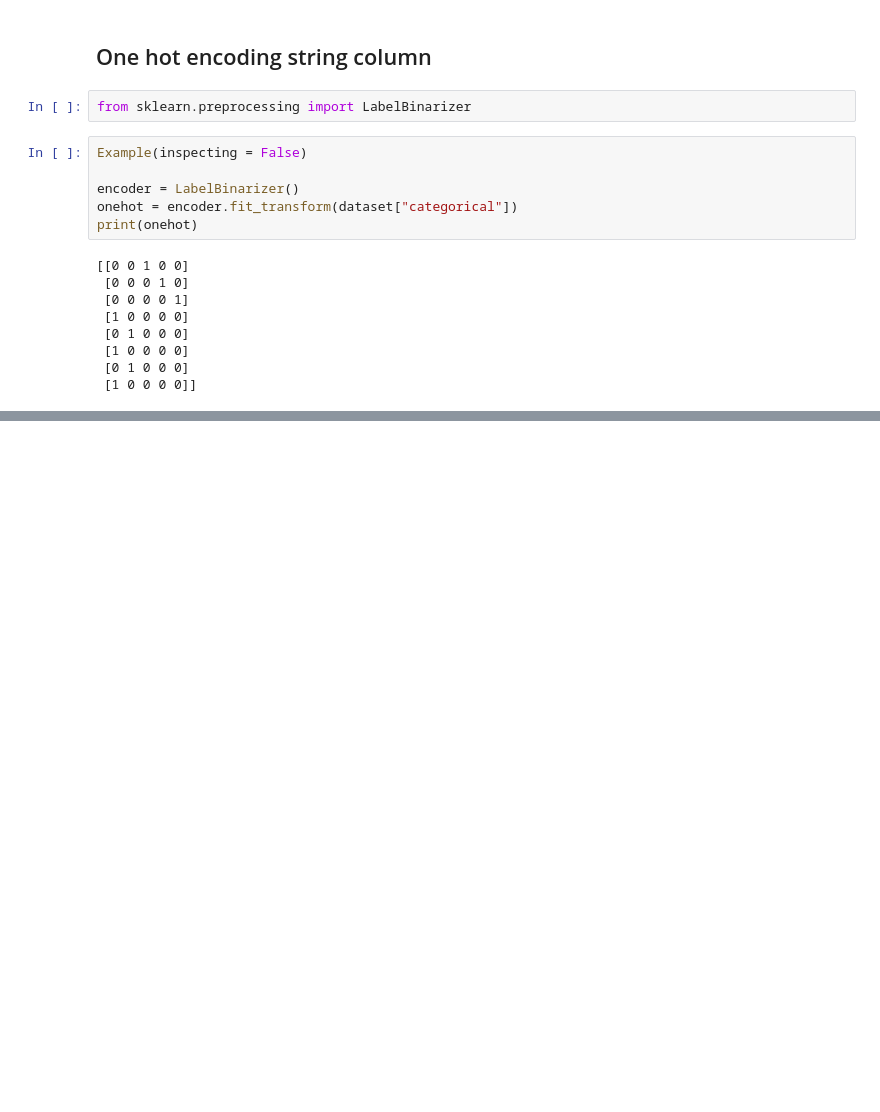
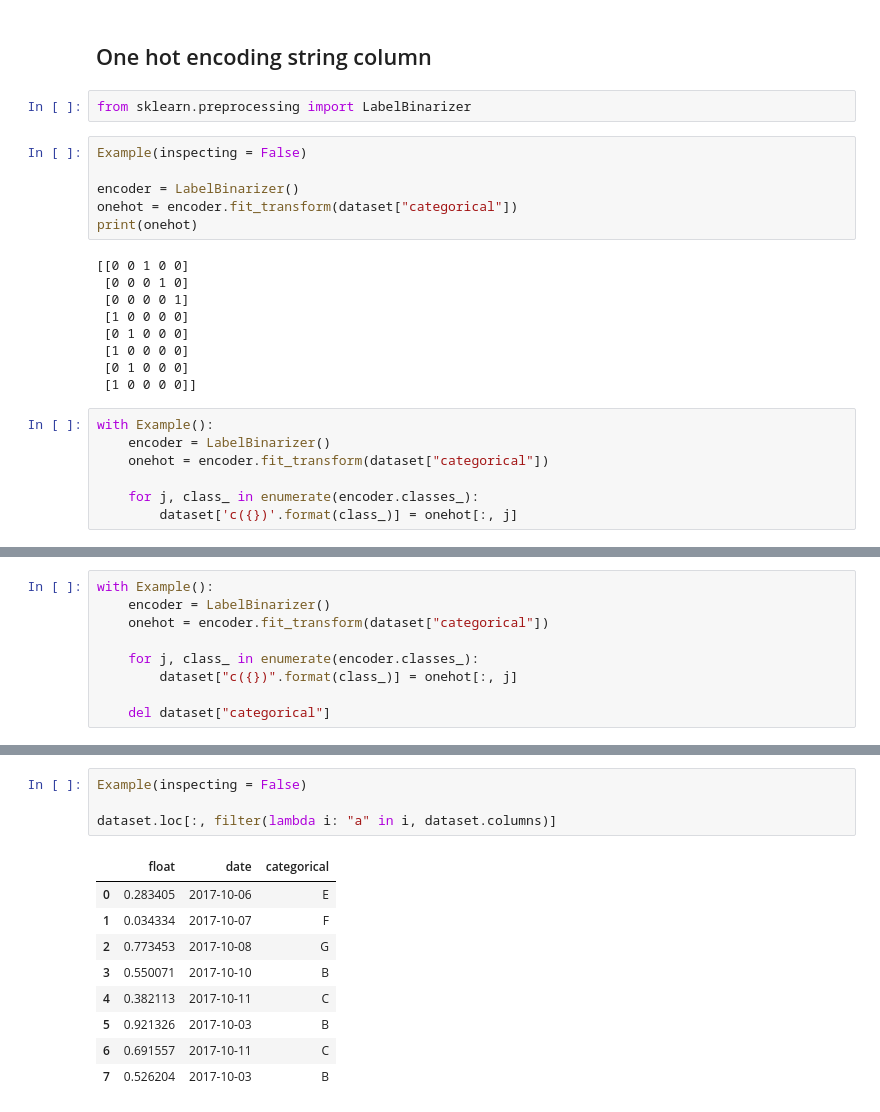
Before and after one commit to iamjz/Python-Data, a Jupyter notebook: Preprocessing.ipynb, the cells around one changed output, grey strips where cells are left out. Drawn from its saved outputs; the diff is of its cells as text; blank space fills up the shorter version.

```diff
--- a/Preprocessing.ipynb
+++ b/Preprocessing.ipynb
@@ -490,3 +490,10 @@ print(onehot)
  [1 0 0 0 0]
  [0 1 0 0 0]
  [1 0 0 0 0]]
+# %%
+with Example():
+    encoder = LabelBinarizer()
+    onehot = encoder.fit_transform(dataset["categorical"])
+
+    for j, class_ in enumerate(encoder.classes_):
+        dataset['c({})'.format(class_)] = onehot[:, j]
@@ -492,0 +521,9 @@ print(onehot)
+# %%
+with Example():
+    encoder = LabelBinarizer()
+    onehot = encoder.fit_transform(dataset["categorical"])
+
+    for j, class_ in enumerate(encoder.classes_):
+        dataset["c({})".format(class_)] = onehot[:, j]
+
+    del dataset["categorical"]
@@ -492,0 +581,14 @@ print(onehot)
+# %%
+Example(inspecting = False)
+
+dataset.loc[:, filter(lambda i: "a" in i, dataset.columns)]
+# %% [output]
+|  | float | date | categorical |
+| 0 | 0.283405 | 2017-10-06 | E |
+| 1 | 0.034334 | 2017-10-07 | F |
+| 2 | 0.773453 | 2017-10-08 | G |
+| 3 | 0.550071 | 2017-10-10 | B |
+| 4 | 0.382113 | 2017-10-11 | C |
+| 5 | 0.921326 | 2017-10-03 | B |
+| 6 | 0.691557 | 2017-10-11 | C |
+| 7 | 0.526204 | 2017-10-03 | B |
```
Also changed, not shown: parts of 29 cells of this notebook.
